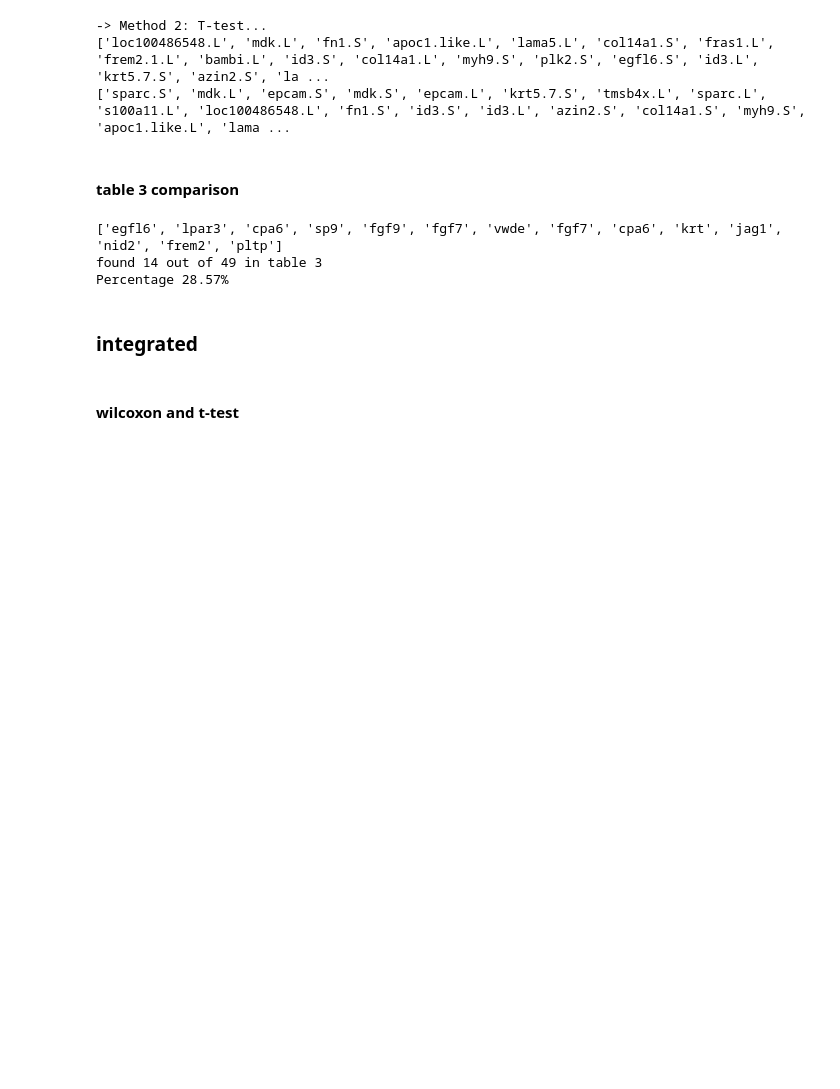
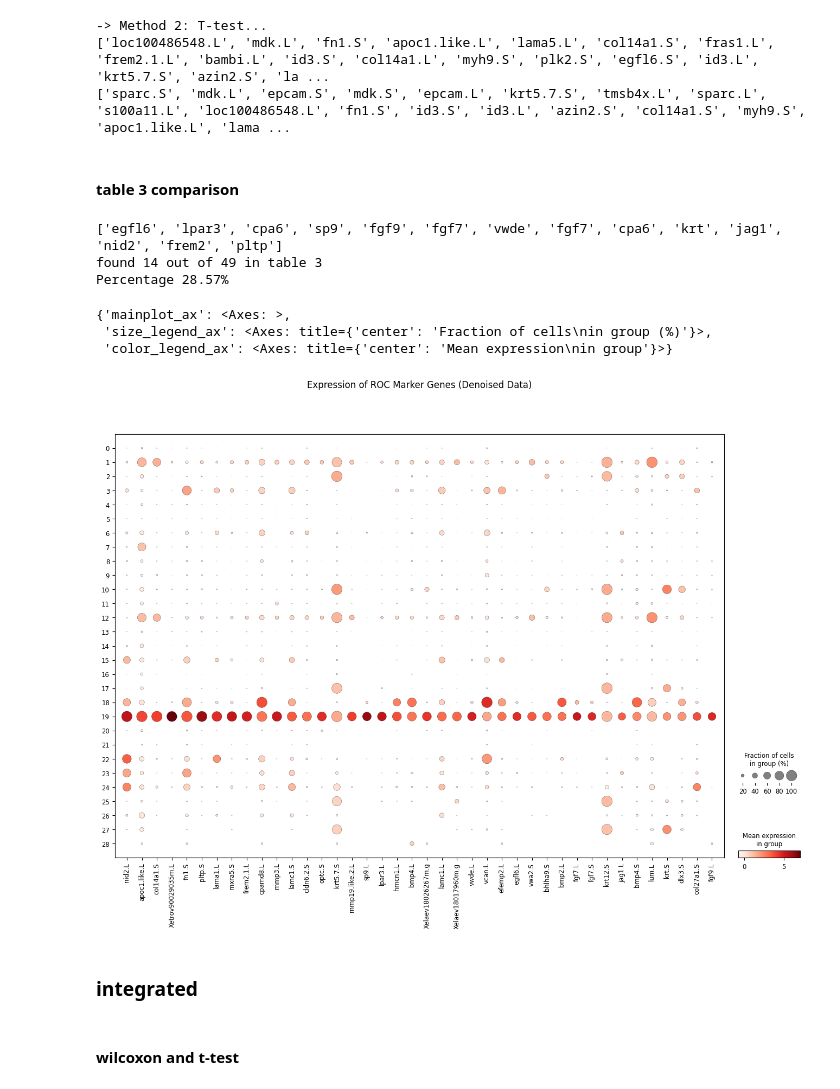
Before and after one commit to Skatturinn/ADS_H1_FROG, a Jupyter notebook: ADS_Frog.ipynb, the cells around one changed output. Cells and saved outputs as stored; diff of their text form; code cells hidden in the pictures; blank space fills up the shorter version.

```diff
--- a/ADS_Frog.ipynb
+++ b/ADS_Frog.ipynb
@@ -1886,6 +1886,27 @@ print(f'Percentage {100*len(table3_genes_found)/len(ROC_markers.iloc[:,0]):.2f}%
 ['egfl6', 'lpar3', 'cpa6', 'sp9', 'fgf9', 'fgf7', 'vwde', 'fgf7', 'cpa6', 'krt', 'jag1', 'nid2', 'frem2', 'pltp']
 found 14 out of 49 in table 3
 Percentage 28.57%
+# %%
+
+# Remove duplicates while preserving order
+unique_genes_to_plot = list(dict.fromkeys(denoise_top_roc_wilcoxon ))
+
+# --- 2. Generate and save the dotplot ---
+# Create the dotplot using the denoised data
+# We group by the 'leiden_denoised_cc' clusters
+sc.pl.dotplot(
+    adata_denoise,
+    var_names=unique_genes_to_plot,
+    groupby='leiden_denoised_cc',
+    title='Expression of ROC Marker Genes (Denoised Data)',
+    show=False,  # <-- Important: set to False
+    save=False   # <-- Important: set to False
+)
+# %% [output]
+{'mainplot_ax': <Axes: >,
+ 'size_legend_ax': <Axes: title={'center': 'Fraction of cells\nin group (%)'}>,
+ 'color_legend_ax': <Axes: title={'center': 'Mean expression\nin group'}>}
+[figure, added]
 # %% [markdown]
 ### integrated
 # %% [markdown]
```
Also changed, not shown: parts of 9 cells of this notebook, 7 other files.
